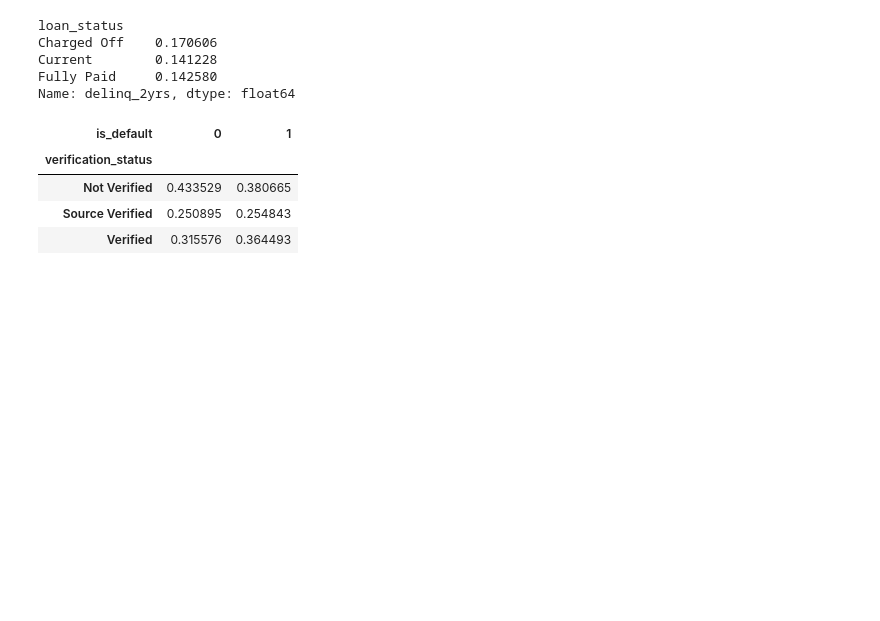
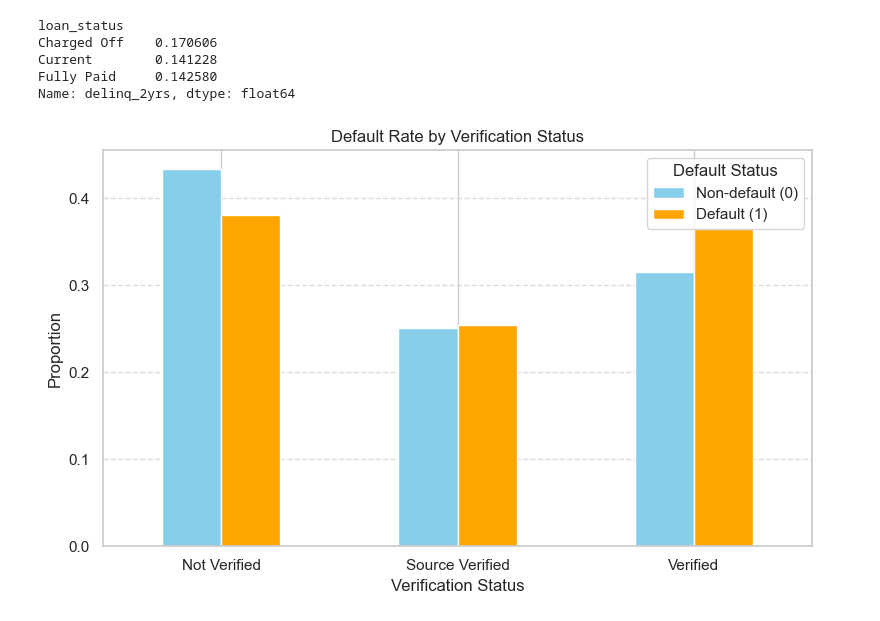
Before and after one commit to debasishmohanty/LendingClubCaseStudy, a Jupyter notebook: Lending_Club_Analysis.ipynb, the cells around one changed output. Cells and saved outputs as stored; diff of their text form; code cells hidden in the pictures; blank space fills up the shorter version.

```diff
--- a/Lending_Club_Analysis.ipynb
+++ b/Lending_Club_Analysis.ipynb
@@ -374,10 +421,18 @@ Fully Paid     0.142580
 Name: delinq_2yrs, dtype: float64
 # %%
 df['verification_status'].value_counts()
-pd.crosstab(df['verification_status'], df['is_default'], normalize='columns')
+verification_crosstab = pd.crosstab(df['verification_status'], df['is_default'], normalize='columns')
+
+verification_crosstab.plot(kind='bar', figsize=(8, 5), color=['skyblue', 'orange'])
+plt.title('Default Rate by Verification Status')
+plt.xlabel('Verification Status')
+plt.ylabel('Proportion')
+plt.legend(['Non-default (0)', 'Default (1)'], title='Default Status')
+plt.xticks(rotation=0)  # Rotate x-axis labels for better readability
+plt.grid(axis='y', linestyle='--', alpha=0.7)
+plt.tight_layout()
+plt.show()
+
+# Conclusion: Customers having verification status as verified are likely to be defaulted more
 # %% [output]
-| is_default | 0 | 1 |
-| verification_status |  |  |
-| Not Verified | 0.433529 | 0.380665 |
-| Source Verified | 0.250895 | 0.254843 |
-| Verified | 0.315576 | 0.364493 |
+[figure, added]
```
Also changed, not shown: parts of 5 cells of this notebook.
